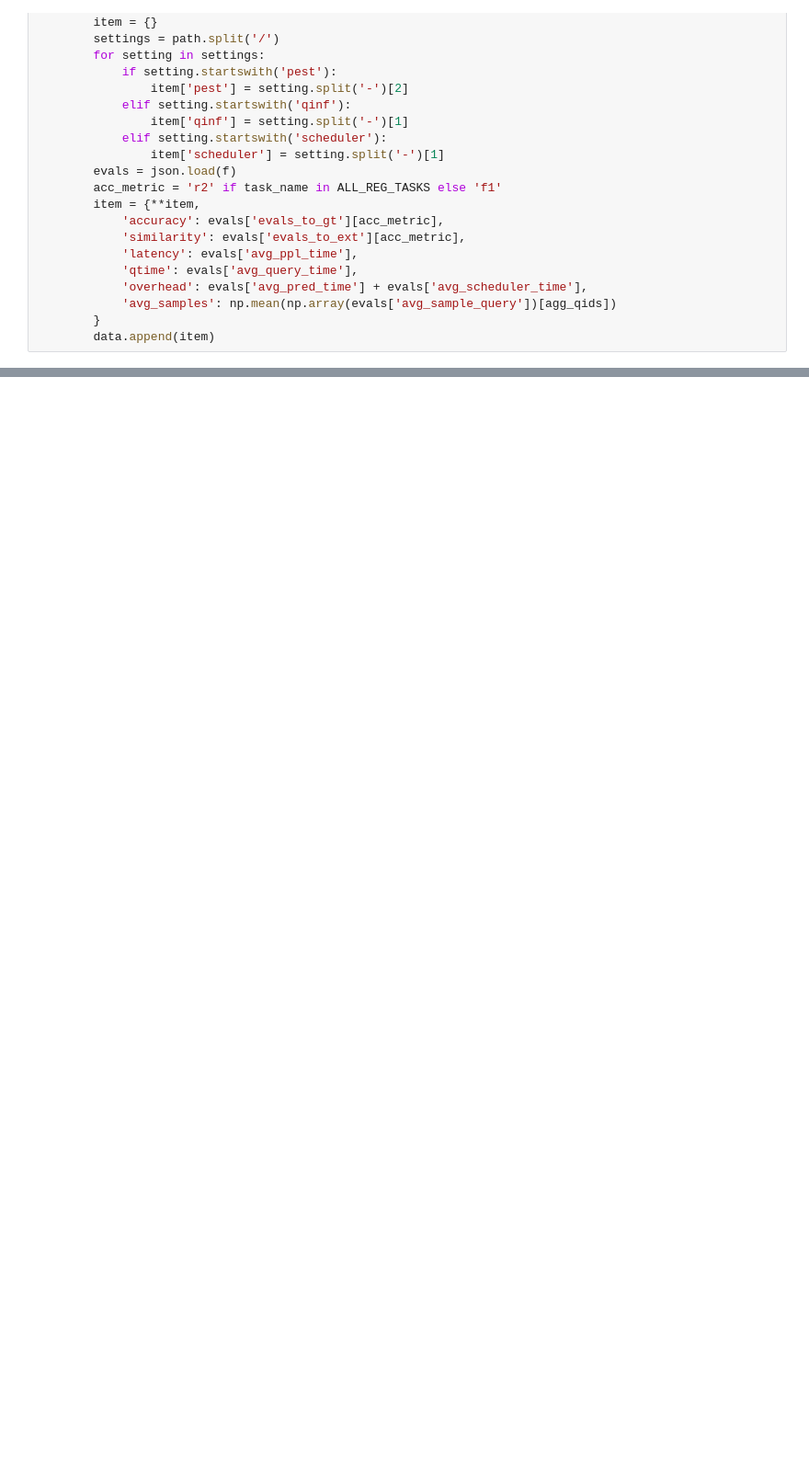
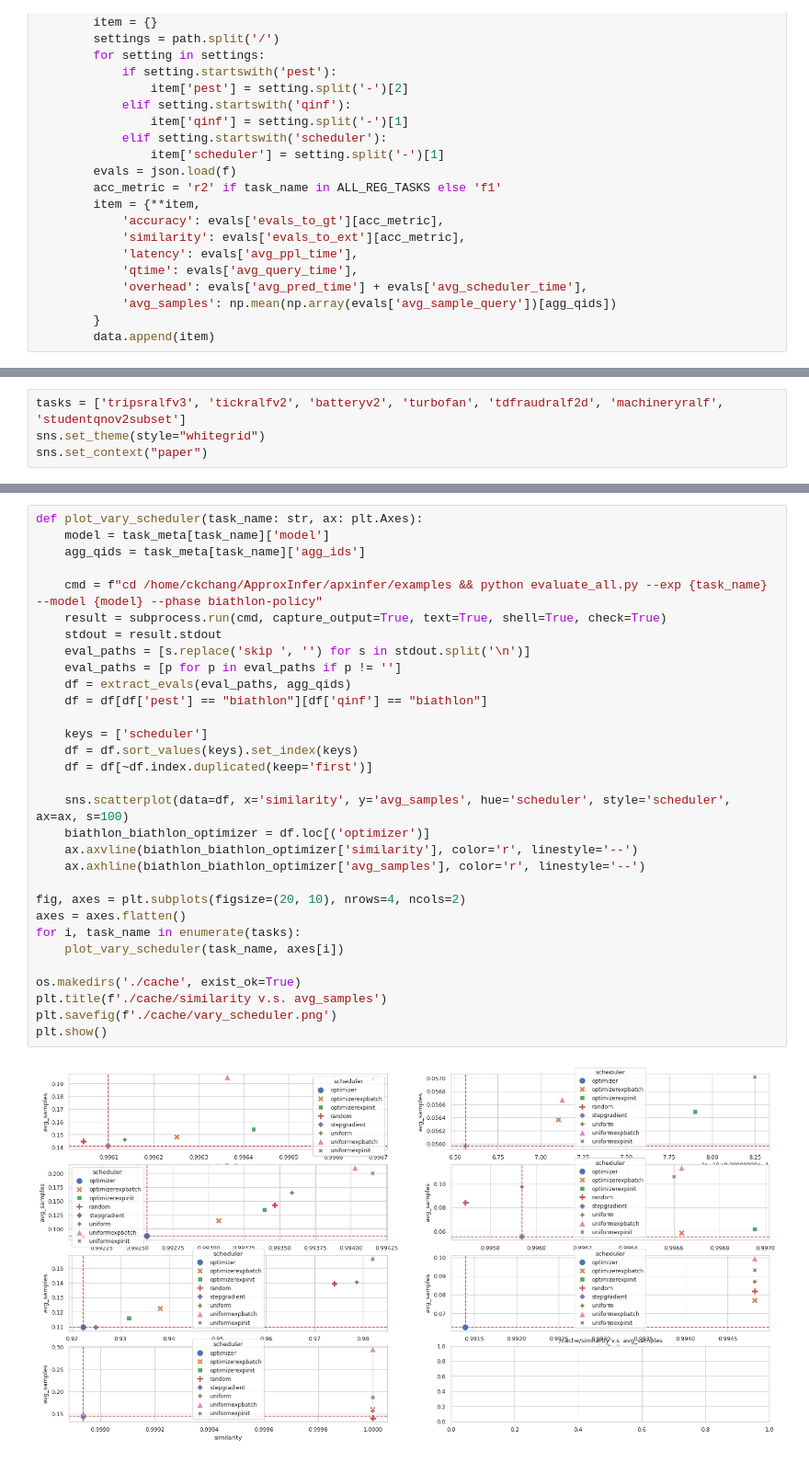
Before and after one commit to ChaokunChang/Biathlon, a Jupyter notebook: notebooks/vary_policy.ipynb, the cells around one changed output, grey strips where cells are left out. Shown at 92% size. Cells and saved outputs as stored; diff of their text form; blank space fills up the shorter version.

```diff
--- a/notebooks/vary_policy.ipynb
+++ b/notebooks/vary_policy.ipynb
@@ -95,0 +105,4 @@ plt.show()
+# %%
+tasks = ['tripsralfv3', 'tickralfv2', 'batteryv2', 'turbofan', 'tdfraudralf2d', 'machineryralf', 'studentqnov2subset']
+sns.set_theme(style="whitegrid")
+sns.set_context("paper")
@@ -95,0 +139,33 @@ plt.show()
+# %%
+def plot_vary_scheduler(task_name: str, ax: plt.Axes):
+    model = task_meta[task_name]['model']
+    agg_qids = task_meta[task_name]['agg_ids']
+
+    cmd = f"cd /home/ckchang/ApproxInfer/apxinfer/examples && python evaluate_all.py --exp {task_name} --model {model} --phase biathlon-policy"
+    result = subprocess.run(cmd, capture_output=True, text=True, shell=True, check=True)
+    stdout = result.stdout
+    eval_paths = [s.replace('skip ', '') for s in stdout.split('\n')]
+    eval_paths = [p for p in eval_paths if p != '']
+    df = extract_evals(eval_paths, agg_qids)
+    df = df[df['pest'] == "biathlon"][df['qinf'] == "biathlon"]
+
+    keys = ['scheduler']
+    df = df.sort_values(keys).set_index(keys)
+    df = df[~df.index.duplicated(keep='first')]
+
+    sns.scatterplot(data=df, x='similarity', y='avg_samples', hue='scheduler', style='scheduler', ax=ax, s=100)
+    biathlon_biathlon_optimizer = df.loc[('optimizer')]
+    ax.axvline(biathlon_biathlon_optimizer['similarity'], color='r', linestyle='--')
+    ax.axhline(biathlon_biathlon_optimizer['avg_samples'], color='r', linestyle='--')
+
+fig, axes = plt.subplots(figsize=(20, 10), nrows=4, ncols=2)
+axes = axes.flatten()
+for i, task_name in enumerate(tasks):
+    plot_vary_scheduler(task_name, axes[i])
+
+os.makedirs('./cache', exist_ok=True)
+plt.title(f'./cache/similarity v.s. avg_samples')
+plt.savefig(f'./cache/vary_scheduler.png')
+plt.show()
+# %% [output]
+[figure, added]
```
Also changed, not shown: parts of 6 cells of this notebook.
